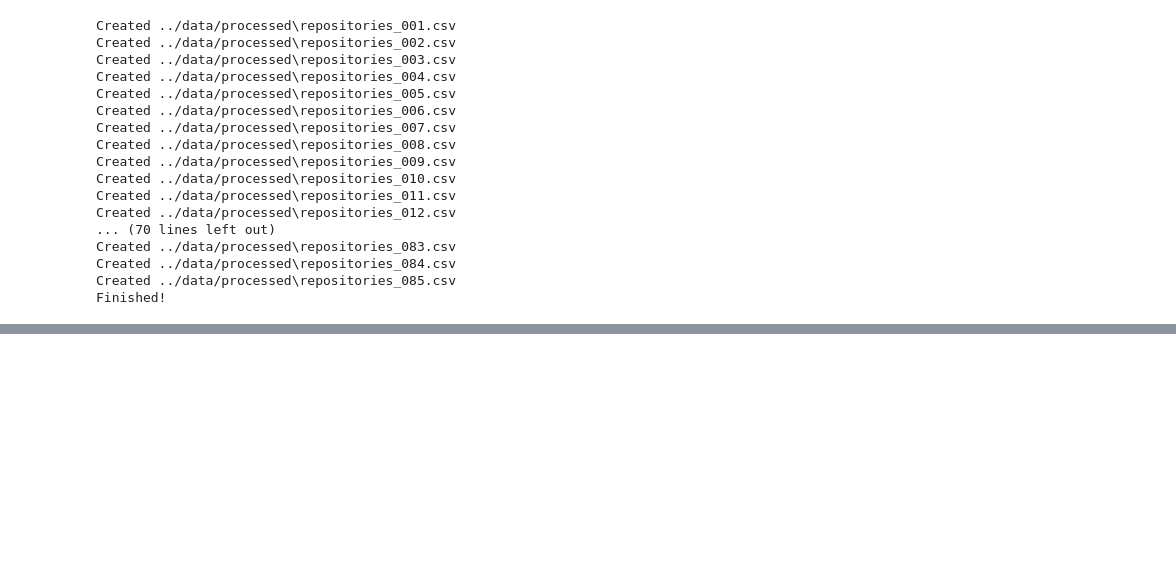
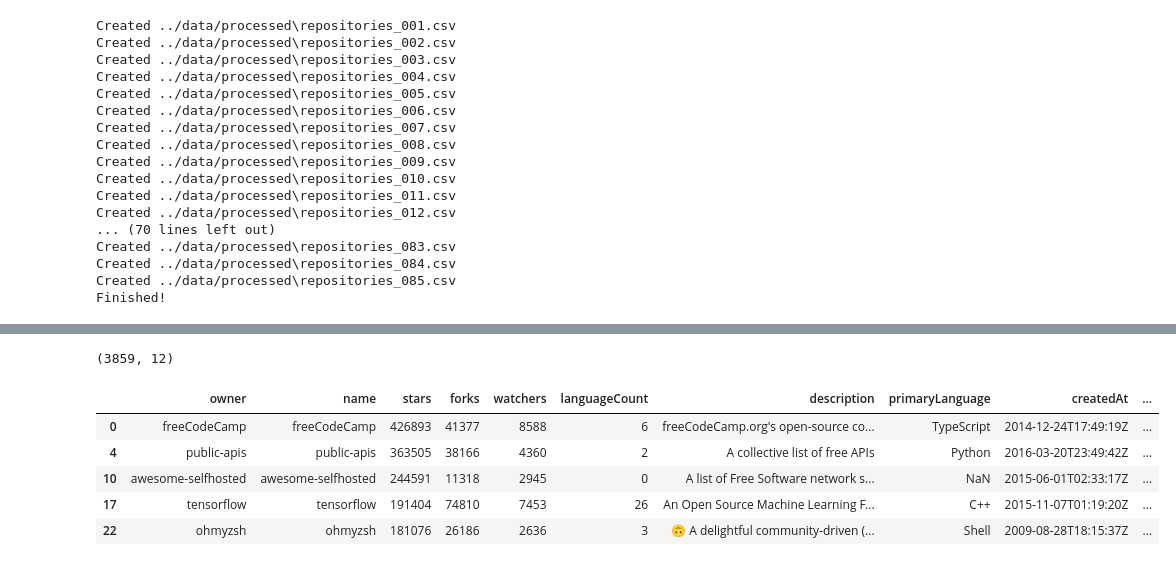
Before and after one commit to kichu3000/GitHubRepoRecommender-ML, a Jupyter notebook: notebook/github.ipynb, the cells around one changed output, grey strips where cells are left out. Saved outputs shown, nothing was run; the diff lists cells and outputs as text; code cells hidden in the pictures; blank space fills up the shorter version.

```diff
--- a/notebook/github.ipynb
+++ b/notebook/github.ipynb
@@ -208,0 +325,15 @@ Finished!
+# %%
+profile_repos =df[df['owner'].str.lower() == df['name'].str.lower()]
+# %%
+profile_repos.shape
+# %% [output]
+(3859, 12)
+# %%
+profile_repos.head()
+# %% [output]
+|  | owner | name | stars | forks | watchers | languageCount | description | primaryLanguage | createdAt | ... |
+| 0 | freeCodeCamp | freeCodeCamp | 426893 | 41377 | 8588 | 6 | freeCodeCamp.org's open-source co... | TypeScript | 2014-12-24T17:49:19Z | ... |
+| 4 | public-apis | public-apis | 363505 | 38166 | 4360 | 2 | A collective list of free APIs | Python | 2016-03-20T23:49:42Z | ... |
+| 10 | awesome-selfhosted | awesome-selfhosted | 244591 | 11318 | 2945 | 0 | A list of Free Software network s... | NaN | 2015-06-01T02:33:17Z | ... |
+| 17 | tensorflow | tensorflow | 191404 | 74810 | 7453 | 26 | An Open Source Machine Learning F... | C++ | 2015-11-07T01:19:20Z | ... |
+| 22 | ohmyzsh | ohmyzsh | 181076 | 26186 | 2636 | 3 | 🙃 A delightful community-driven (... | Shell | 2009-08-28T18:15:37Z | ... |
```
Also changed, not shown: parts of 11 cells of this notebook.
